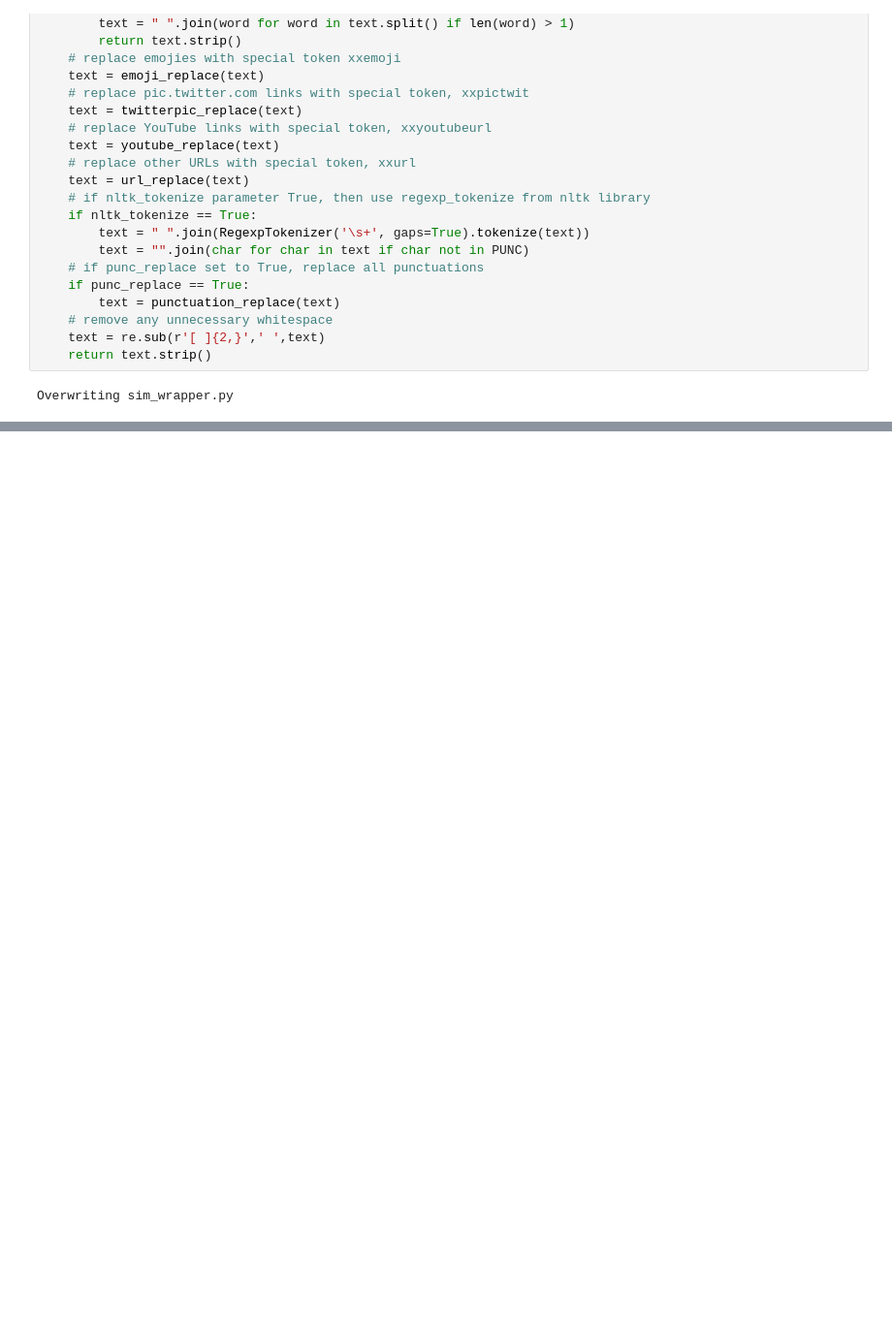
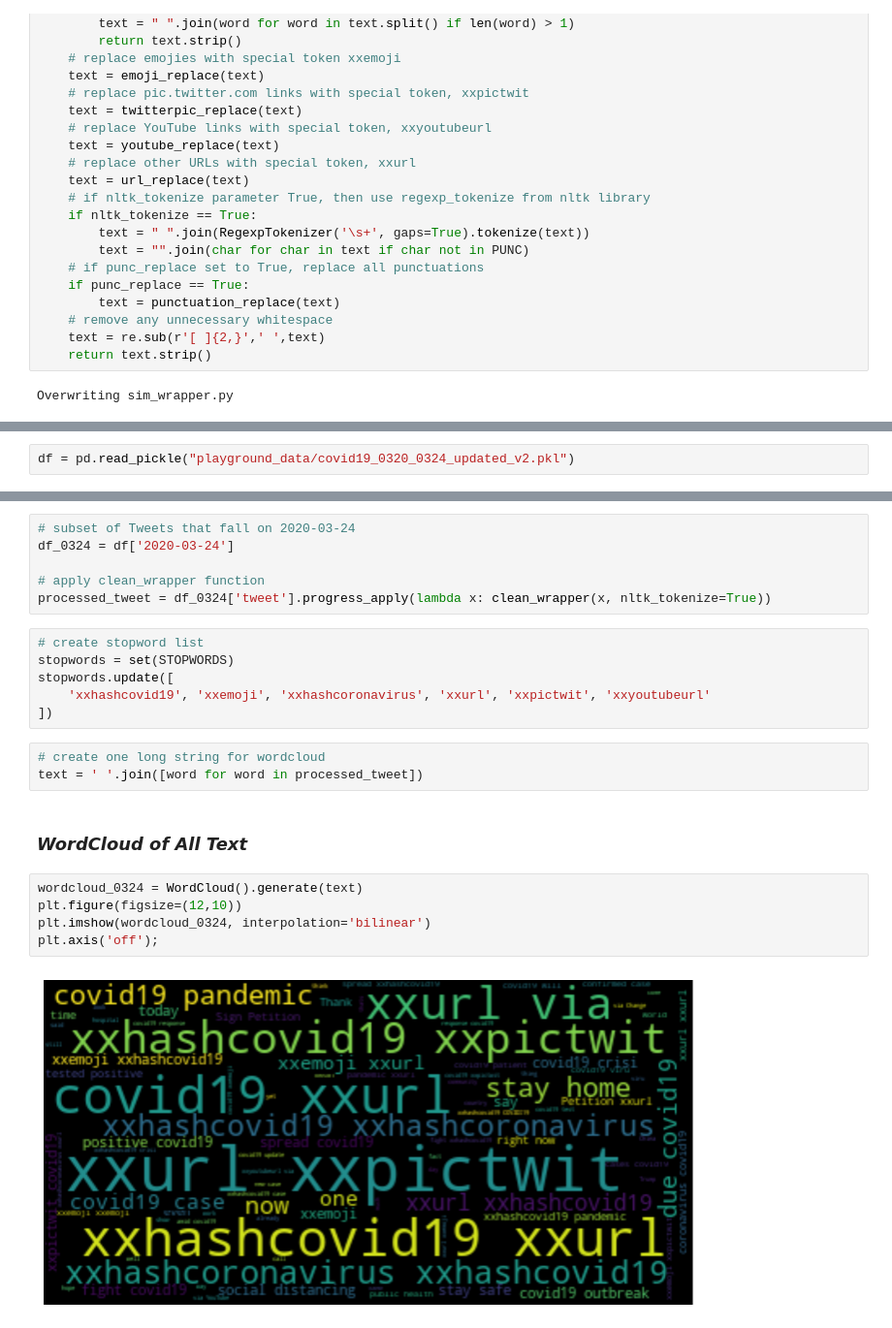
Before and after one commit to earny-joe/covid_disinfo_detect, a Jupyter notebook: experiments/8.2-je-text-normal-token.ipynb, the cells around one changed output, grey strips where cells are left out. Shown at 97% size. Cells and saved outputs as stored; diff of their text form; blank space fills up the shorter version.

```diff
--- a/experiments/8.2-je-text-normal-token.ipynb
+++ b/experiments/8.2-je-text-normal-token.ipynb
@@ -179,0 +226,2 @@ Overwriting sim_wrapper.py
+# %%
+df = pd.read_pickle("playground_data/covid19_0320_0324_updated_v2.pkl")
@@ -179,0 +354,24 @@ Overwriting sim_wrapper.py
+# %%
+# subset of Tweets that fall on 2020-03-24
+df_0324 = df['2020-03-24']
+
+# apply clean_wrapper function
+processed_tweet = df_0324['tweet'].progress_apply(lambda x: clean_wrapper(x, nltk_tokenize=True))
+# %%
+# create stopword list
+stopwords = set(STOPWORDS)
+stopwords.update([
+    'xxhashcovid19', 'xxemoji', 'xxhashcoronavirus', 'xxurl', 'xxpictwit', 'xxyoutubeurl'
+])
+# %%
+# create one long string for wordcloud
+text = ' '.join([word for word in processed_tweet])
+# %% [markdown]
+### _WordCloud of All Text_
+# %%
+wordcloud_0324 = WordCloud().generate(text)
+plt.figure(figsize=(12,10))
+plt.imshow(wordcloud_0324, interpolation='bilinear')
+plt.axis('off');
+# %% [output]
+[figure, added]
```
Also changed, not shown: parts of 22 cells of this notebook.
